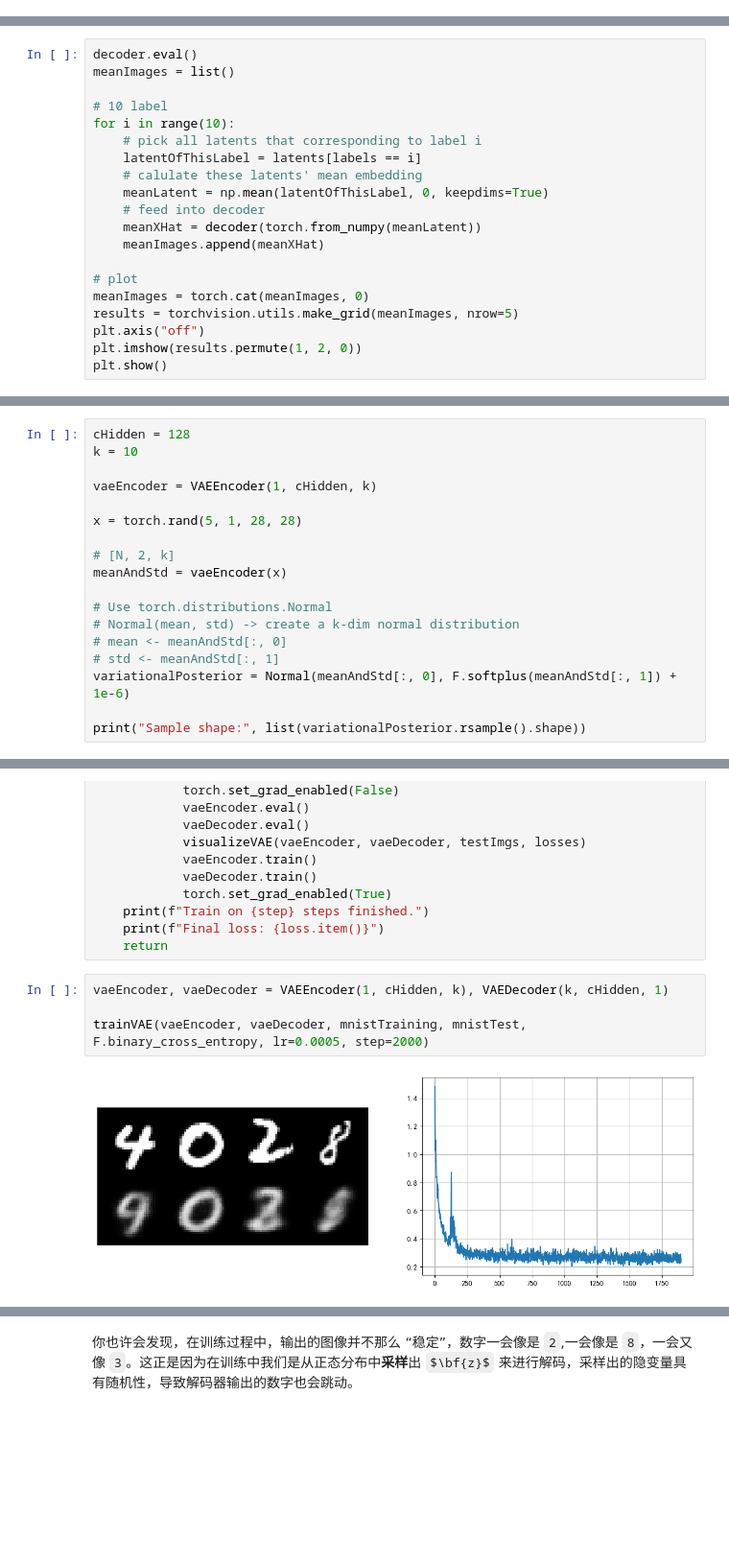
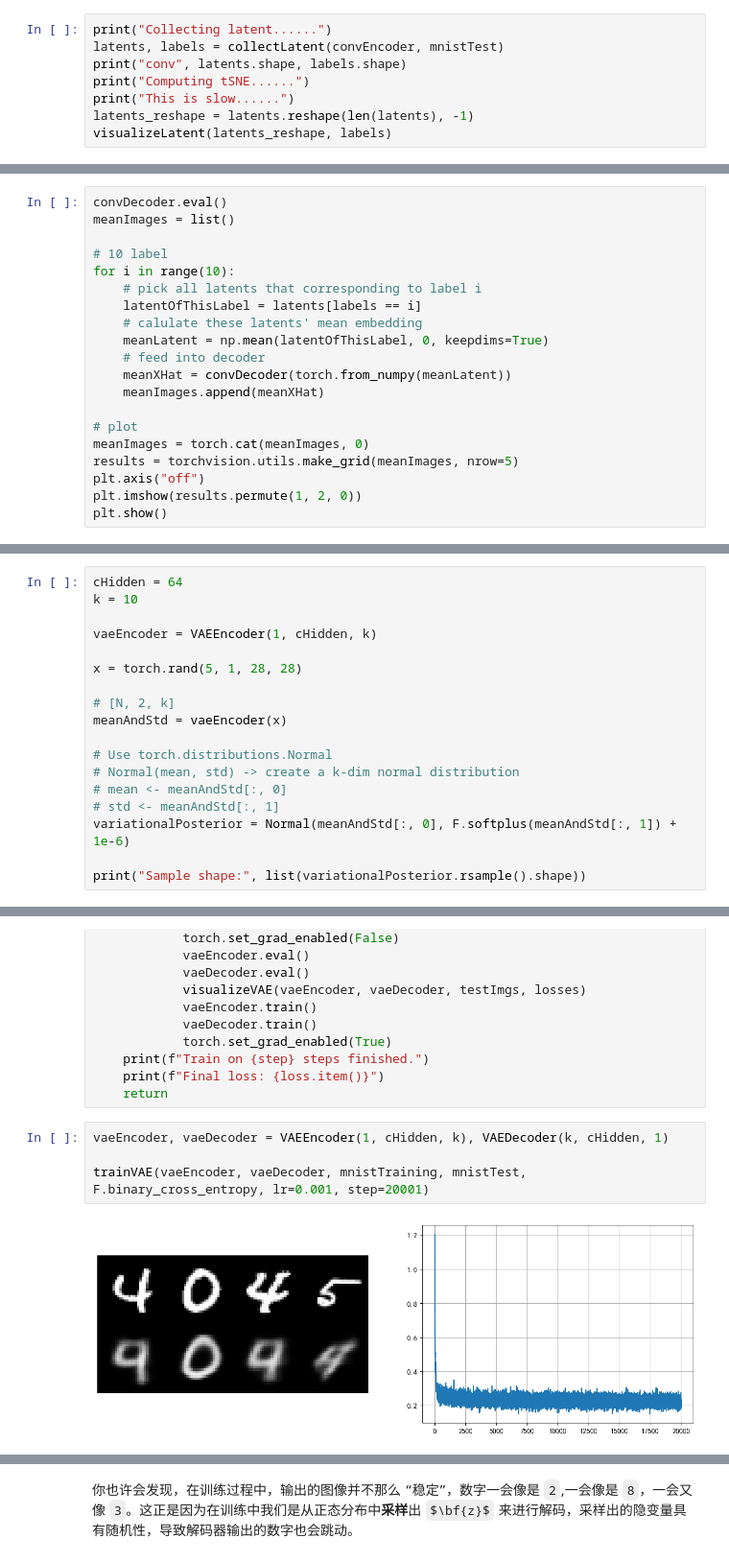
Before and after one commit to 421zuoduan/AI-experiment-I, a Jupyter notebook: 实验4/实验4/AutoEncoder.ipynb, the cells around one changed output, grey strips where cells are left out. Shown at 96% size. Drawn from its saved outputs; the diff is of its cells as text; some formulas as TeX source; blank space fills up the shorter version.

```diff
--- a/实验4/实验4/AutoEncoder.ipynb
+++ b/实验4/实验4/AutoEncoder.ipynb
@@ -914,0 +889,8 @@ This is slow......
+# %%
+print("Collecting latent......")
+latents, labels = collectLatent(convEncoder, mnistTest)
+print("conv", latents.shape, labels.shape)
+print("Computing tSNE......")
+print("This is slow......")
+latents_reshape = latents.reshape(len(latents), -1)
+visualizeLatent(latents_reshape, labels)
@@ -917,7 +905,7 @@ This is slow......
 
 既然 $\bf{z}$ 在所谓的 “隐变量空间” 中聚集成簇，那我们也许可以尝试把各个簇的簇中心输入到解码器中试一试……
 # %%
-decoder.eval()
+convDecoder.eval()
 meanImages = list()
 
 # 10 label
@@ -927,7 +915,7 @@ for i in range(10):
     # calulate these latents' mean embedding
     meanLatent = np.mean(latentOfThisLabel, 0, keepdims=True)
     # feed into decoder
-    meanXHat = decoder(torch.from_numpy(meanLatent))
+    meanXHat = convDecoder(torch.from_numpy(meanLatent))
     meanImages.append(meanXHat)
 
 # plot
@@ -1083,7 +1057,7 @@ class VAEDecoder(nn.Module):
 # %%
 from torch.distributions import Normal, kl_divergence
 # %%
-cHidden = 128
+cHidden = 64
 k = 10
 
 vaeEncoder = VAEEncoder(1, cHidden, k)
@@ -1217,6 +1191,6 @@ def trainVAE(vaeEncoder: nn.Module, vaeDecoder: nn.Module, trainDataset, testDat
 # %%
 vaeEncoder, vaeDecoder = VAEEncoder(1, cHidden, k), VAEDecoder(k, cHidden, 1)
 
-trainVAE(vaeEncoder, vaeDecoder, mnistTraining, mnistTest, F.binary_cross_entropy, lr=0.0005, step=2000)
+trainVAE(vaeEncoder, vaeDecoder, mnistTraining, mnistTest, F.binary_cross_entropy, lr=0.001, step=20001)
 # %% [output]
-[figure, old version]
+[figure, new version]
```
Also changed, not shown: parts of 16 cells of this notebook, 15 other files.
